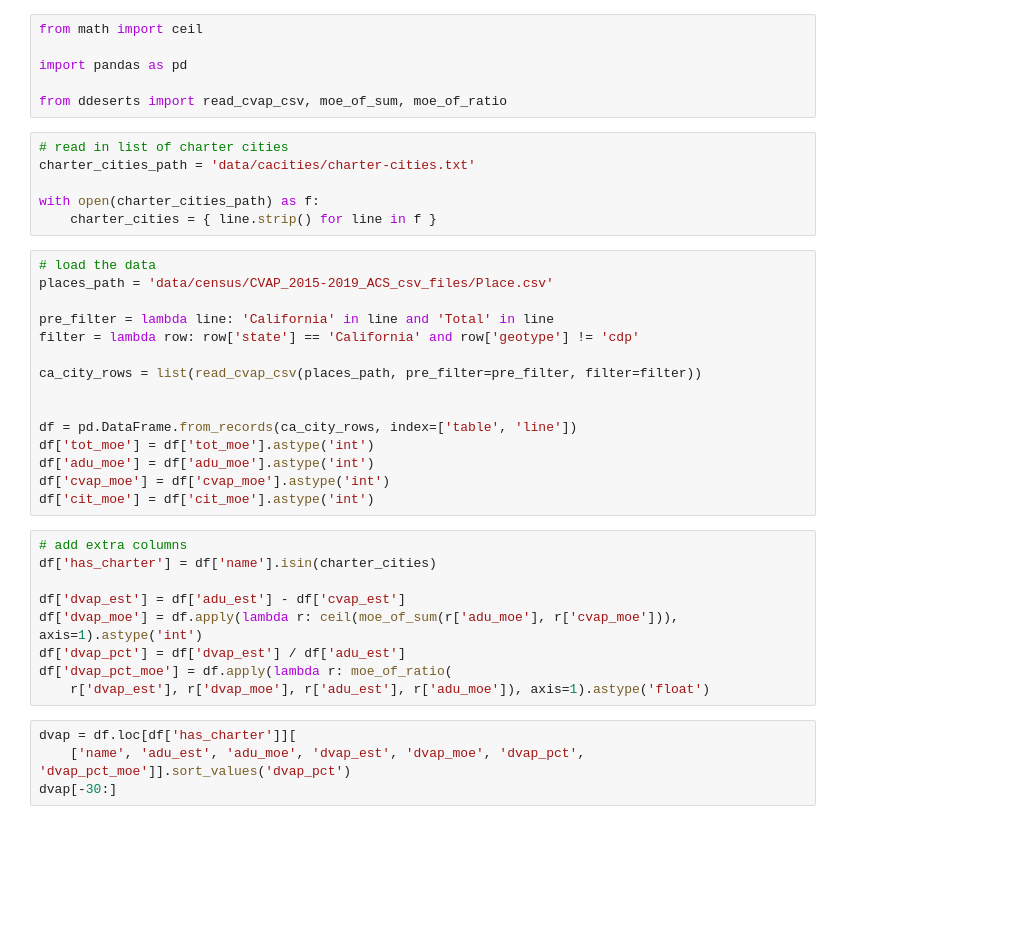
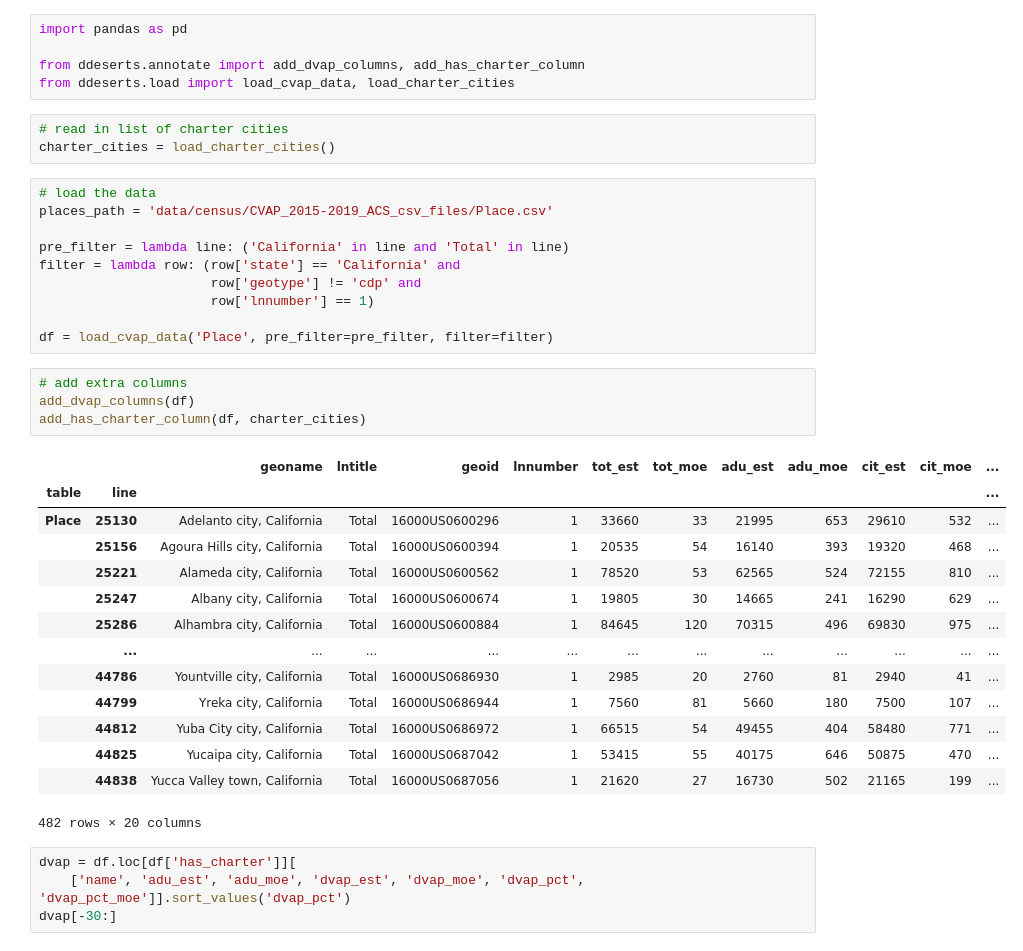
Before and after one commit to ic-institute/democracy-deserts, a Jupyter notebook: notebooks/build-public-data.ipynb, the cells around one changed output. Drawn from its saved outputs; the diff is of its cells as text; blank space fills up the shorter version.

```diff
--- a/notebooks/build-public-data.ipynb
+++ b/notebooks/build-public-data.ipynb
@@ -1,39 +1,40 @@
 # %%
-from math import ceil
-
 import pandas as pd
 
-from ddeserts import read_cvap_csv, moe_of_sum, moe_of_ratio
+from ddeserts.annotate import add_dvap_columns, add_has_charter_column
+from ddeserts.load import load_cvap_data, load_charter_cities
 # %%
 # read in list of charter cities
-charter_cities_path = 'data/cacities/charter-cities.txt'
-
-with open(charter_cities_path) as f:
-    charter_cities = { line.strip() for line in f }
+charter_cities = load_charter_cities()
 # %%
 # load the data
 places_path = 'data/census/CVAP_2015-2019_ACS_csv_files/Place.csv'
 
-pre_filter = lambda line: 'California' in line and 'Total' in line
-filter = lambda row: row['state'] == 'California' and row['geotype'] != 'cdp'
+pre_filter = lambda line: ('California' in line and 'Total' in line)
+filter = lambda row: (row['state'] == 'California' and
+                      row['geotype'] != 'cdp' and
+                      row['lnnumber'] == 1)
 
-ca_city_rows = list(read_cvap_csv(places_path, pre_filter=pre_filter, filter=filter))
-
-
-df = pd.DataFrame.from_records(ca_city_rows, index=['table', 'line'])
-df['tot_moe'] = df['tot_moe'].astype('int')
-df['adu_moe'] = df['adu_moe'].astype('int')
-df['cvap_moe'] = df['cvap_moe'].astype('int')
-df['cit_moe'] = df['cit_moe'].astype('int')
+df = load_cvap_data('Place', pre_filter=pre_filter, filter=filter)
 # %%
 # add extra columns
-df['has_charter'] = df['name'].isin(charter_cities)
-
-df['dvap_est'] = df['adu_est'] - df['cvap_est']
-df['dvap_moe'] = df.apply(lambda r: ceil(moe_of_sum(r['adu_moe'], r['cvap_moe'])), axis=1).astype('int')
-df['dvap_pct'] = df['dvap_est'] / df['adu_est']
-df['dvap_pct_moe'] = df.apply(lambda r: moe_of_ratio(
-    r['dvap_est'], r['dvap_moe'], r['adu_est'], r['adu_moe']), axis=1).astype('float')
+add_dvap_columns(df)
+add_has_charter_column(df, charter_cities)
+# %% [output]
+|  |  | geoname | lntitle | geoid | lnnumber | tot_est | tot_moe | adu_est | adu_moe | cit_est | cit_moe | ... |
+| table | line |  |  |  |  |  |  |  |  |  |  | ... |
+| Place | 25130 | Adelanto city, California | Total | 16000US0600296 | 1 | 33660 | 33 | 21995 | 653 | 29610 | 532 | ... |
+|  | 25156 | Agoura Hills city, California | Total | 16000US0600394 | 1 | 20535 | 54 | 16140 | 393 | 19320 | 468 | ... |
+|  | 25221 | Alameda city, California | Total | 16000US0600562 | 1 | 78520 | 53 | 62565 | 524 | 72155 | 810 | ... |
+|  | 25247 | Albany city, California | Total | 16000US0600674 | 1 | 19805 | 30 | 14665 | 241 | 16290 | 629 | ... |
+|  | 25286 | Alhambra city, California | Total | 16000US0600884 | 1 | 84645 | 120 | 70315 | 496 | 69830 | 975 | ... |
+|  | ... | ... | ... | ... | ... | ... | ... | ... | ... | ... | ... | ... |
+|  | 44786 | Yountville city, California | Total | 16000US0686930 | 1 | 2985 | 20 | 2760 | 81 | 2940 | 41 | ... |
+|  | 44799 | Yreka city, California | Total | 16000US0686944 | 1 | 7560 | 81 | 5660 | 180 | 7500 | 107 | ... |
+|  | 44812 | Yuba City city, California | Total | 16000US0686972 | 1 | 66515 | 54 | 49455 | 404 | 58480 | 771 | ... |
+|  | 44825 | Yucaipa city, California | Total | 16000US0687042 | 1 | 53415 | 55 | 40175 | 646 | 50875 | 470 | ... |
+|  | 44838 | Yucca Valley town, California | Total | 16000US0687056 | 1 | 21620 | 27 | 16730 | 502 | 21165 | 199 | ... |
+482 rows × 20 columns
 # %%
 dvap = df.loc[df['has_charter']][
     ['name', 'adu_est', 'adu_moe', 'dvap_est', 'dvap_moe', 'dvap_pct', 'dvap_pct_moe']].sort_values('dvap_pct')
```
Also changed, not shown: parts of 3 cells of this notebook, 3 other files.
